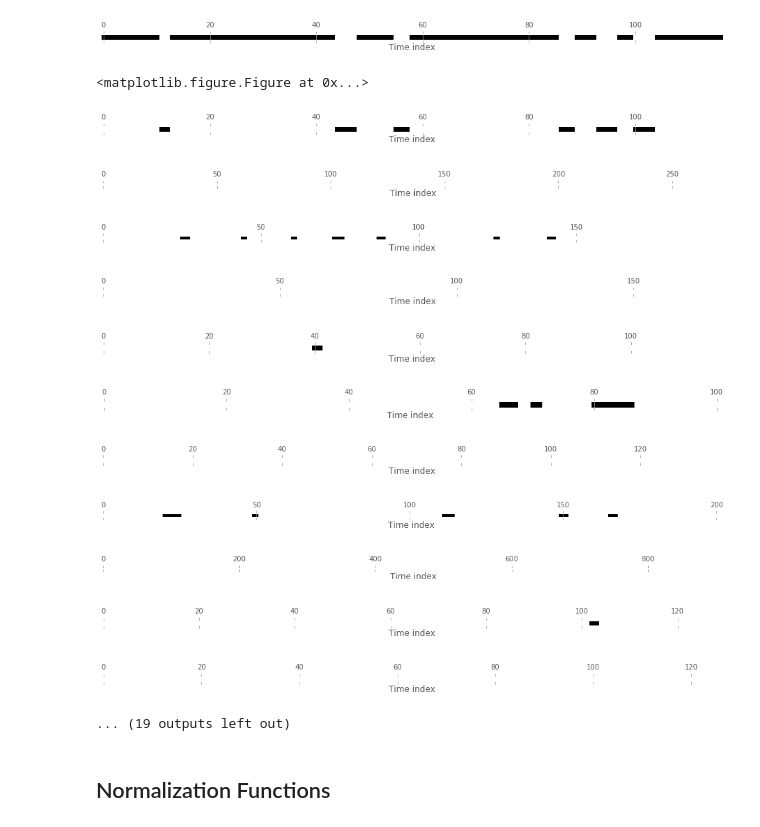
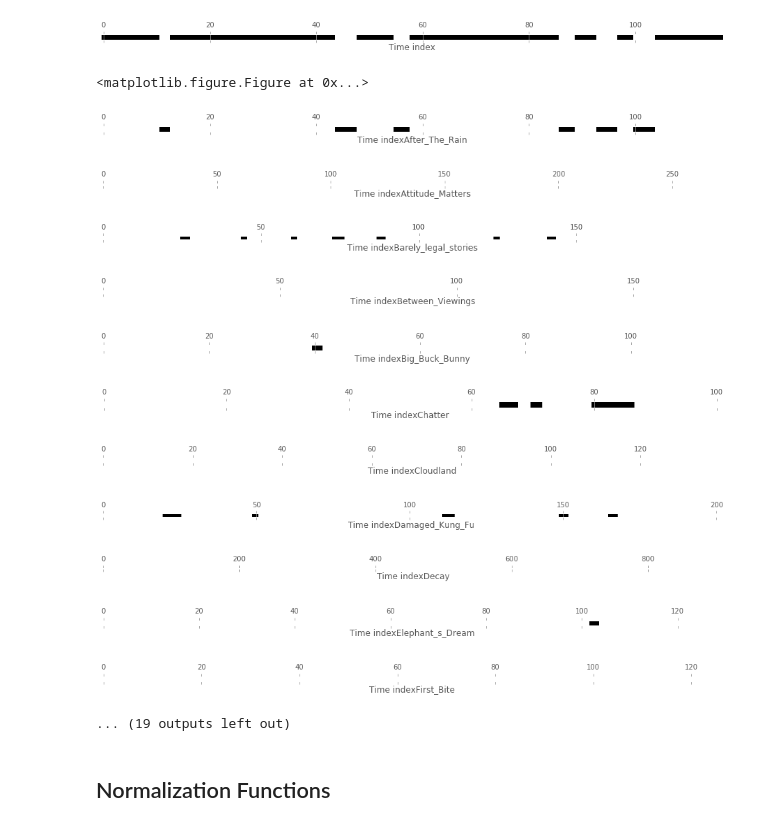
Before and after one commit to yasolix/cinevis, a Jupyter notebook: mediaeval/Prediction Mediaeval 2017.ipynb, the cells around one changed output. Cells and saved outputs as stored; diff of their text form; code cells hidden in the pictures.

```diff
--- a/mediaeval/Prediction Mediaeval 2017.ipynb
+++ b/mediaeval/Prediction Mediaeval 2017.ipynb
@@ -373,23 +373,23 @@ plt.yticks(())
 # %%
 plt.figure()
 for f in movieNames:
     df = getFearDf(f)
     plt.matshow(df[['Fear']].transpose(), cmap='gray_r')
-    plt.xlabel("Time index")
+    plt.xlabel("Time index "+f)
     plt.yticks(())
 # %% [output]
 <matplotlib.figure.Figure at 0x...>
-[figure, old version]
+[figure, new version]
-[figure, old version]
+[figure, new version]
-[figure, old version]
+[figure, new version]
-[figure, old version]
+[figure, new version]
-[figure, old version]
+[figure, new version]
-[figure, old version]
+[figure, new version]
-[figure, old version]
+[figure, new version]
-[figure, old version]
+[figure, new version]
-[figure, old version]
+[figure, new version]
-[figure, old version]
+[figure, new version]
-[figure, old version]
+[figure, new version]
 ... (19 outputs left out)
 # %% [markdown]
 ## Normalization Functions
```
Also changed, not shown: parts of 3 cells of this notebook, 1 other file.
